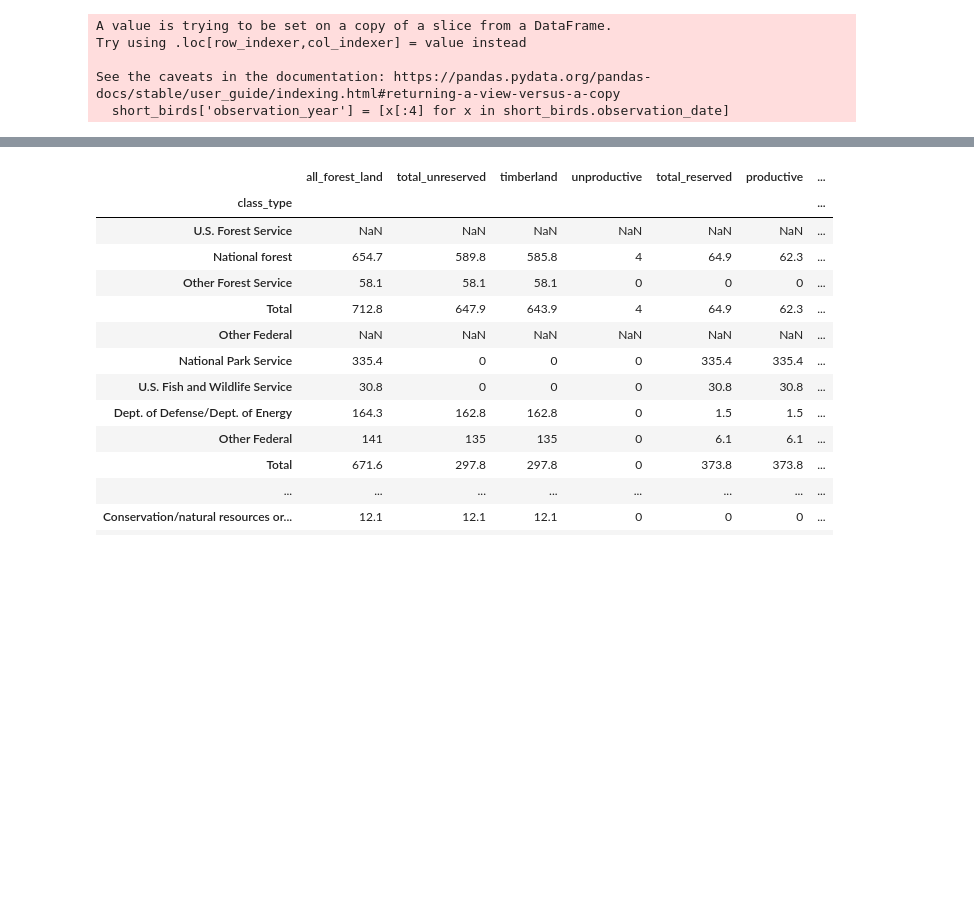
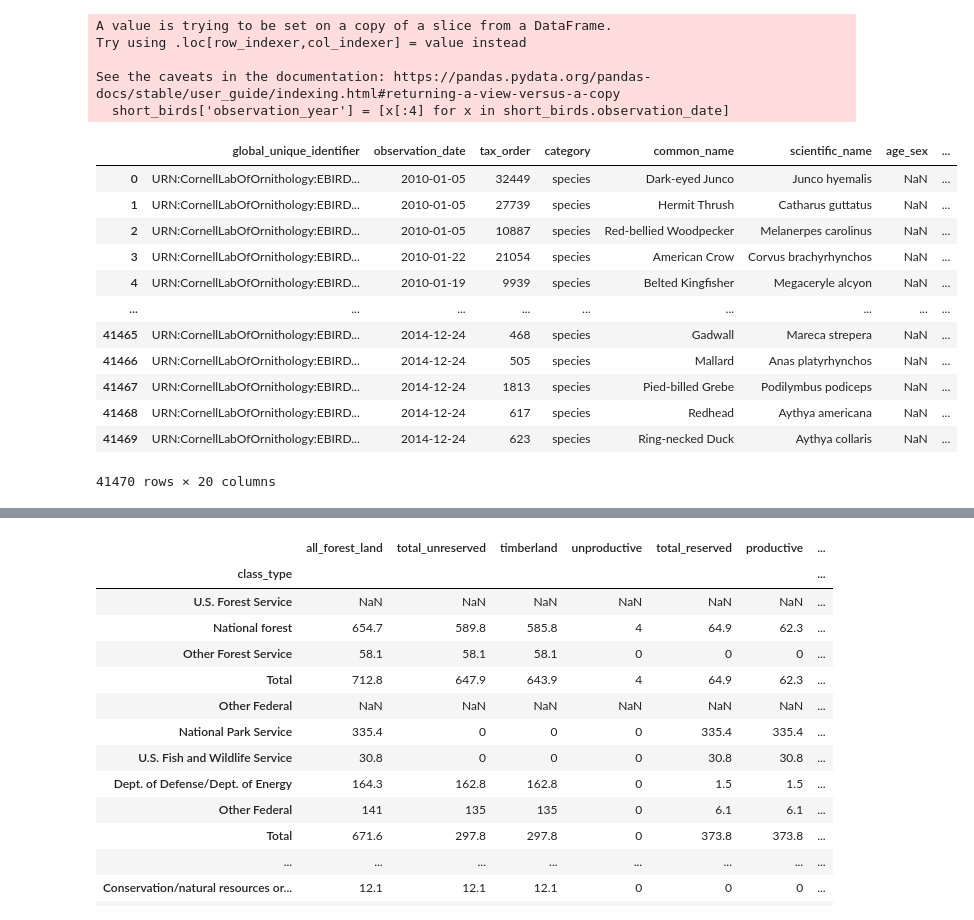
Before and after one commit to danileahacker/NSS-Capstone-Dani-Hacker, a Jupyter notebook: scripts/danih_capstone_eda.ipynb, the cells around one changed output, grey strips where cells are left out. Drawn from its saved outputs; the diff is of its cells as text; code cells hidden in the pictures; blank space fills up the shorter version.

```diff
--- a/scripts/danih_capstone_eda.ipynb
+++ b/scripts/danih_capstone_eda.ipynb
@@ -22,3 +35,12 @@ import pandas as pd
+# %%
+# reading in USFWS codes
+usfws_codes = pd.read_csv('../data/eBird_2010_to_2014_TN/USFWSCodes.txt', sep='\t')
+
+# cleaning usfws codes df
+usfws_codes = usfws_codes.reset_index()
+usfws_codes['usfws_name'] = np.where(usfws_codes['USFWS NAME'].isnull(), usfws_codes['USFWS CODE'], usfws_codes['USFWS NAME'])
+usfws_codes = usfws_codes[['index','usfws_name']]
+usfws_codes.columns = ['usfws_code', 'usfws_name']
 # %%
 # 2010 to 2014
 birds_2010_2014 = pd.read_csv('../data/eBird_2010_to_2014_TN/eBird_2010_to_2014_TN.txt', sep='\t')
@@ -64,3 +66,23 @@ Try using .loc[row_indexer,col_indexer] = value instead
 
 See the caveats in the documentation: https://pandas.pydata.org/pandas-docs/stable/user_guide/indexing.html#returning-a-view-versus-a-copy
   short_birds['observation_year'] = [x[:4] for x in short_birds.observation_date]
+# %%
+# creating subset of birds sighted within usfws polygon:
+birds_usfws = short_birds.loc[~short_birds.usfws_code.isna()]
+
+# joining birds_usfws with usfws codes
+pd.merge(birds_usfws, usfws_codes, on='usfws_code', how='left')
+# %% [output]
+|  | global_unique_identifier | observation_date | tax_order | category | common_name | scientific_name | age_sex | ... |
+| 0 | URN:CornellLabOfOrnithology:EBIRD... | 2010-01-05 | 32449 | species | Dark-eyed Junco | Junco hyemalis | NaN | ... |
+| 1 | URN:CornellLabOfOrnithology:EBIRD... | 2010-01-05 | 27739 | species | Hermit Thrush | Catharus guttatus | NaN | ... |
+| 2 | URN:CornellLabOfOrnithology:EBIRD... | 2010-01-05 | 10887 | species | Red-bellied Woodpecker | Melanerpes carolinus | NaN | ... |
+| 3 | URN:CornellLabOfOrnithology:EBIRD... | 2010-01-22 | 21054 | species | American Crow | Corvus brachyrhynchos | NaN | ... |
+| 4 | URN:CornellLabOfOrnithology:EBIRD... | 2010-01-19 | 9939 | species | Belted Kingfisher | Megaceryle alcyon | NaN | ... |
+| ... | ... | ... | ... | ... | ... | ... | ... | ... |
+| 41465 | URN:CornellLabOfOrnithology:EBIRD... | 2014-12-24 | 468 | species | Gadwall | Mareca strepera | NaN | ... |
+| 41466 | URN:CornellLabOfOrnithology:EBIRD... | 2014-12-24 | 505 | species | Mallard | Anas platyrhynchos | NaN | ... |
+| 41467 | URN:CornellLabOfOrnithology:EBIRD... | 2014-12-24 | 1813 | species | Pied-billed Grebe | Podilymbus podiceps | NaN | ... |
+| 41468 | URN:CornellLabOfOrnithology:EBIRD... | 2014-12-24 | 617 | species | Redhead | Aythya americana | NaN | ... |
+| 41469 | URN:CornellLabOfOrnithology:EBIRD... | 2014-12-24 | 623 | species | Ring-necked Duck | Aythya collaris | NaN | ... |
+41470 rows × 20 columns
```
Also changed, not shown: parts of 9 cells of this notebook.
